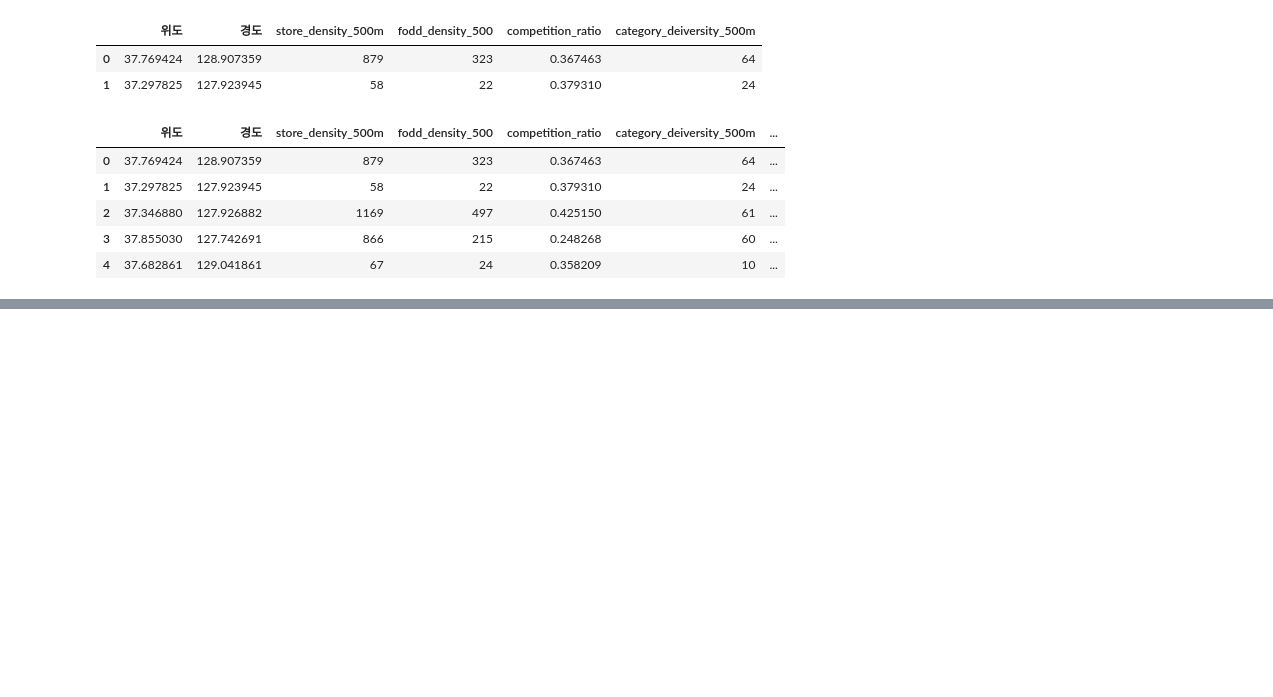
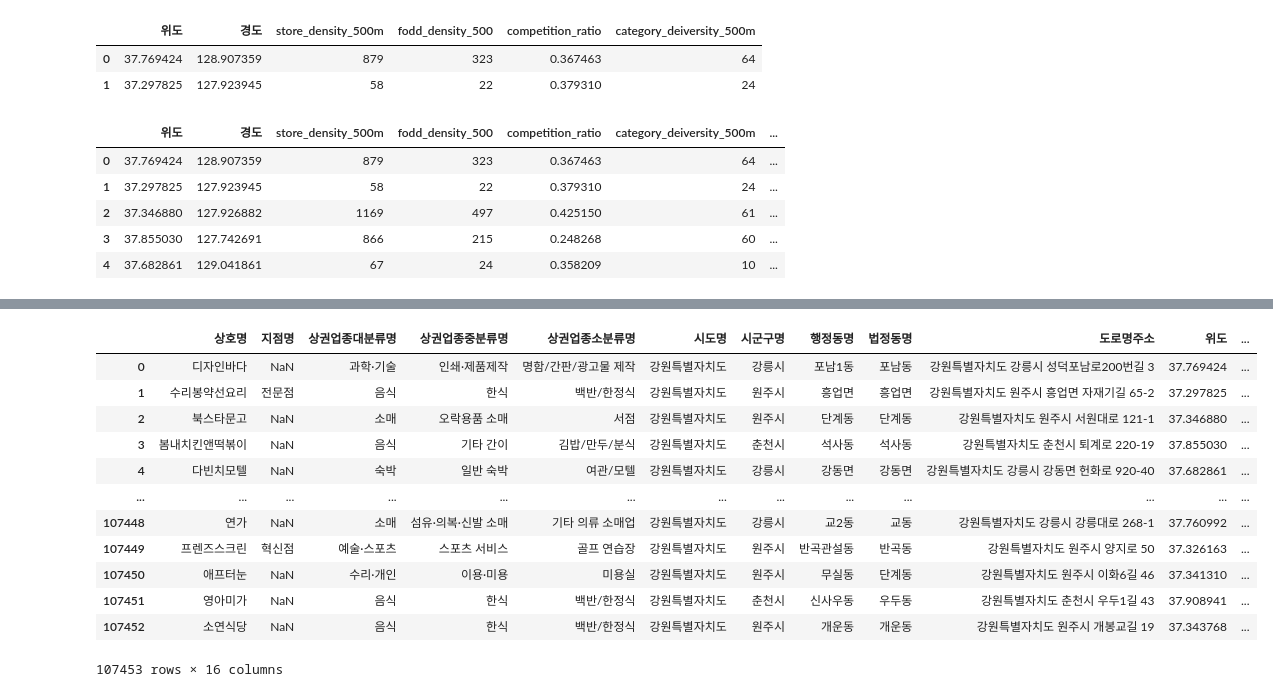
Before and after one commit to skn29teacher/skn29_lecture, a Jupyter notebook: 머신러닝/실습/002.ipynb, the cells around one changed output, grey strips where cells are left out. Drawn from its saved outputs; the diff is of its cells as text; code cells hidden in the pictures; blank space fills up the shorter version.

```diff
--- a/머신러닝/실습/002.ipynb
+++ b/머신러닝/실습/002.ipynb
@@ -188,0 +191,20 @@ model.fit(X,y)
+# %%
+# 기존 매장위치가 아니라 새로운 후보 위치를 만들어서 평가
+# 새로 어디에 창업할지에 대한 정보가 없음
+# 가상의 후보 위치 생성
+lat_min, lat_max =  shop['위도'].min(), shop['위도'].max()
+lon_min, lon_max = shop['경도'].min(), shop['경도'].max()
+# %% [output]
+|  | 상호명 | 지점명 | 상권업종대분류명 | 상권업종중분류명 | 상권업종소분류명 | 시도명 | 시군구명 | 행정동명 | 법정동명 | 도로명주소 | 위도 | ... |
+| 0 | 디자인바다 | NaN | 과학·기술 | 인쇄·제품제작 | 명함/간판/광고물 제작 | 강원특별자치도 | 강릉시 | 포남1동 | 포남동 | 강원특별자치도 강릉시 성덕포남로200번길 3 | 37.769424 | ... |
+| 1 | 수리봉약선요리 | 전문점 | 음식 | 한식 | 백반/한정식 | 강원특별자치도 | 원주시 | 흥업면 | 흥업면 | 강원특별자치도 원주시 흥업면 자재기길 65-2 | 37.297825 | ... |
+| 2 | 북스타문고 | NaN | 소매 | 오락용품 소매 | 서점 | 강원특별자치도 | 원주시 | 단계동 | 단계동 | 강원특별자치도 원주시 서원대로 121-1 | 37.346880 | ... |
+| 3 | 봄내치킨앤떡볶이 | NaN | 음식 | 기타 간이 | 김밥/만두/분식 | 강원특별자치도 | 춘천시 | 석사동 | 석사동 | 강원특별자치도 춘천시 퇴계로 220-19 | 37.855030 | ... |
+| 4 | 다빈치모텔 | NaN | 숙박 | 일반 숙박 | 여관/모텔 | 강원특별자치도 | 강릉시 | 강동면 | 강동면 | 강원특별자치도 강릉시 강동면 헌화로 920-40 | 37.682861 | ... |
+| ... | ... | ... | ... | ... | ... | ... | ... | ... | ... | ... | ... | ... |
+| 107448 | 연가 | NaN | 소매 | 섬유·의복·신발 소매 | 기타 의류 소매업 | 강원특별자치도 | 강릉시 | 교2동 | 교동 | 강원특별자치도 강릉시 강릉대로 268-1 | 37.760992 | ... |
+| 107449 | 프렌즈스크린 | 혁신점 | 예술·스포츠 | 스포츠 서비스 | 골프 연습장 | 강원특별자치도 | 원주시 | 반곡관설동 | 반곡동 | 강원특별자치도 원주시 양지로 50 | 37.326163 | ... |
+| 107450 | 애프터눈 | NaN | 수리·개인 | 이용·미용 | 미용실 | 강원특별자치도 | 원주시 | 무실동 | 단계동 | 강원특별자치도 원주시 이화6길 46 | 37.341310 | ... |
+| 107451 | 영아미가 | NaN | 음식 | 한식 | 백반/한정식 | 강원특별자치도 | 춘천시 | 신사우동 | 우두동 | 강원특별자치도 춘천시 우두1길 43 | 37.908941 | ... |
+| 107452 | 소연식당 | NaN | 음식 | 한식 | 백반/한정식 | 강원특별자치도 | 원주시 | 개운동 | 개운동 | 강원특별자치도 원주시 개봉교길 19 | 37.343768 | ... |
+107453 rows × 16 columns
```
Also changed, not shown: parts of 1 cell of this notebook.
